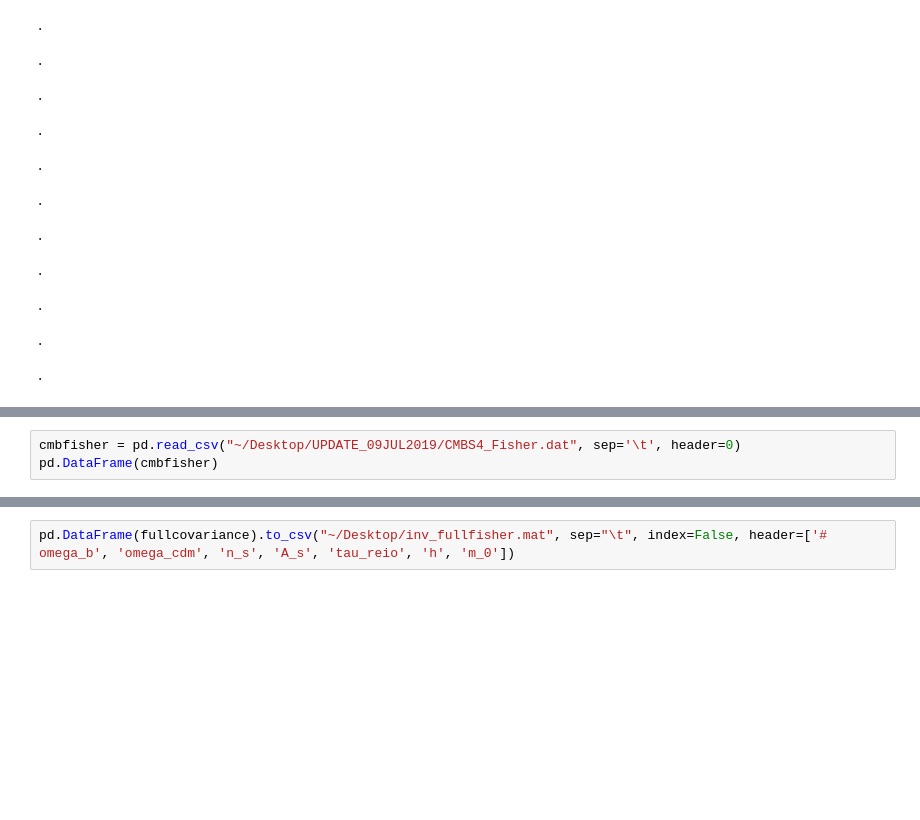
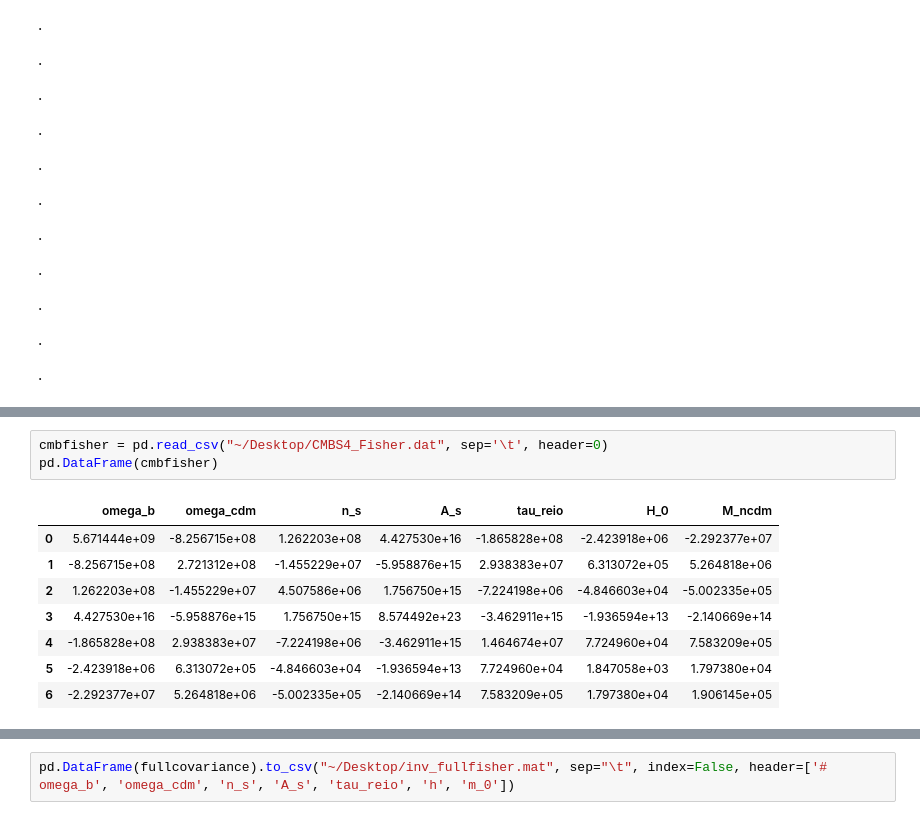
Before and after one commit to ndeporzio/cosmicfish, a Jupyter notebook: tutorial.ipynb, the cells around one changed output, grey strips where cells are left out. Cells and saved outputs as stored; diff of their text form; blank space fills up the shorter version.

```diff
--- a/tutorial.ipynb
+++ b/tutorial.ipynb
@@ -548,6 +653,15 @@ lsscovariance
 # %%
-cmbfisher = pd.read_csv("~/Desktop/UPDATE_09JUL2019/CMBS4_Fisher.dat", sep='\t', header=0)
+cmbfisher = pd.read_csv("~/Desktop/CMBS4_Fisher.dat", sep='\t', header=0)
 pd.DataFrame(cmbfisher)
+# %% [output]
+|  | omega_b | omega_cdm | n_s | A_s | tau_reio | H_0 | M_ncdm |
+| 0 | 5.671444e+09 | -8.256715e+08 | 1.262203e+08 | 4.427530e+16 | -1.865828e+08 | -2.423918e+06 | -2.292377e+07 |
+| 1 | -8.256715e+08 | 2.721312e+08 | -1.455229e+07 | -5.958876e+15 | 2.938383e+07 | 6.313072e+05 | 5.264818e+06 |
+| 2 | 1.262203e+08 | -1.455229e+07 | 4.507586e+06 | 1.756750e+15 | -7.224198e+06 | -4.846603e+04 | -5.002335e+05 |
+| 3 | 4.427530e+16 | -5.958876e+15 | 1.756750e+15 | 8.574492e+23 | -3.462911e+15 | -1.936594e+13 | -2.140669e+14 |
+| 4 | -1.865828e+08 | 2.938383e+07 | -7.224198e+06 | -3.462911e+15 | 1.464674e+07 | 7.724960e+04 | 7.583209e+05 |
+| 5 | -2.423918e+06 | 6.313072e+05 | -4.846603e+04 | -1.936594e+13 | 7.724960e+04 | 1.847058e+03 | 1.797380e+04 |
+| 6 | -2.292377e+07 | 5.264818e+06 | -5.002335e+05 | -2.140669e+14 | 7.583209e+05 | 1.797380e+04 | 1.906145e+05 |
 # %%
 cmbfisher.iloc[:,5] *= 100.
 cmbfisher.iloc[5,:] *= 100.
```
Also changed, not shown: parts of 23 cells of this notebook, 4 other files.
